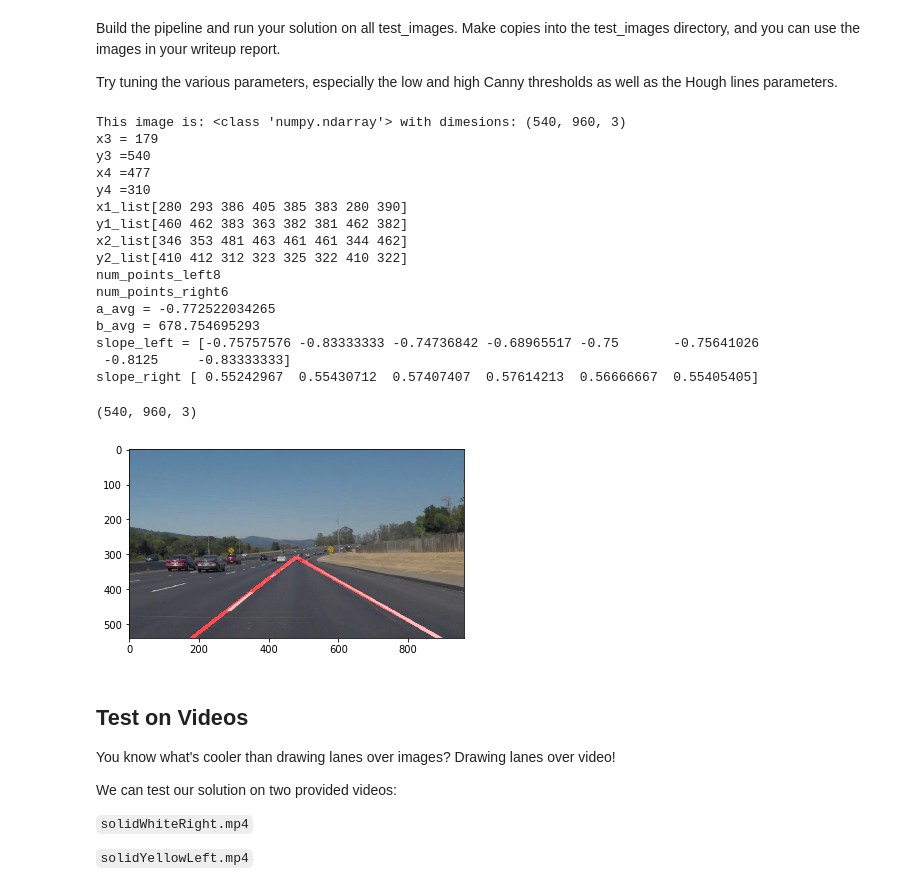
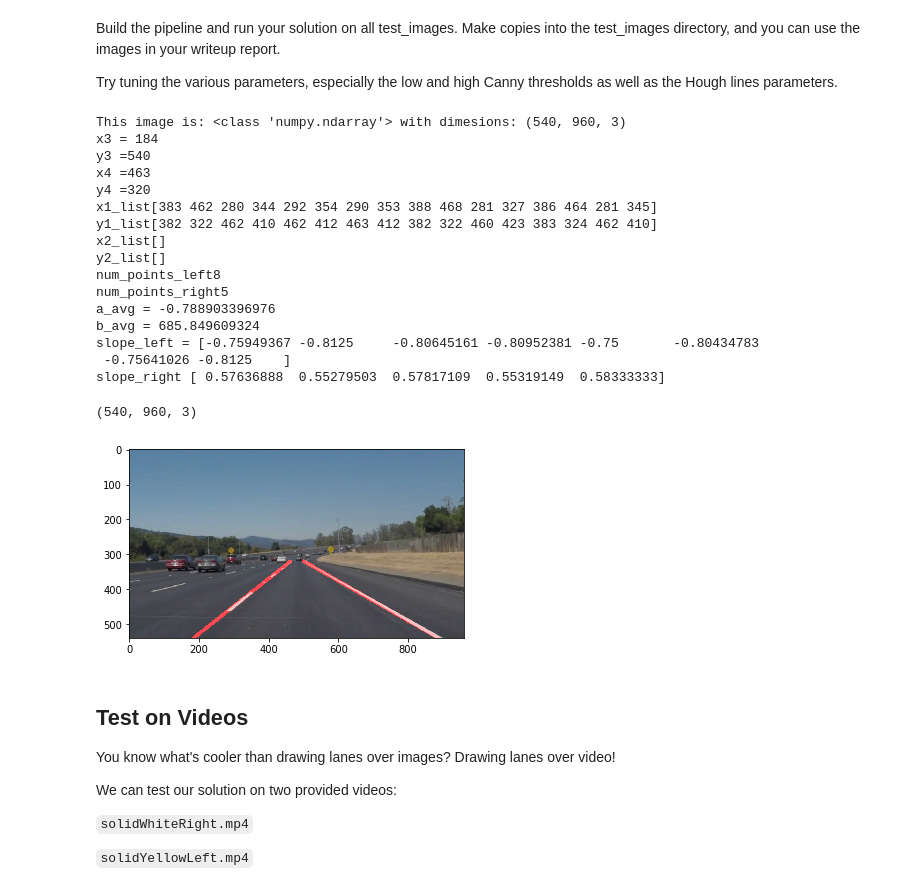
Before and after one commit to quangnamee91/Finding-lane-lines-on-the-road, a Jupyter notebook: P1.ipynb, the cells around one changed output. Saved outputs shown, nothing was run; the diff lists cells and outputs as text; code cells hidden in the pictures.

```diff
--- a/P1.ipynb
+++ b/P1.ipynb
@@ -350,49 +321,49 @@ plt.imshow(blur_gray, cmap='gray')
 low_threshold = 30
 high_threshold = 150
 edges = canny(blur_gray,low_threshold,high_threshold)
 plt.imshow(edges,cmap='Greys_r')
 # This time we are defining a four sided polygon to mask
 #xsize = imshape[1]
 #ysize = imshape[0]
 imshape = image.shape
-top_mask_bound = 310
+top_mask_bound = 320
 bottom_mask_bound = 540
-vertices = np.array([[(0,imshape[0]),(480, top_mask_bound), (480,top_mask_bound), (imshape[1],imshape[0])]], dtype=np.int32)
+vertices = np.array([[(0,imshape[0]),(450, top_mask_bound), (490,top_mask_bound), (imshape[1],imshape[0])]], dtype=np.int32)
 masked_edges = region_of_interest(edges,vertices)
 # Define the Hough transform parameters
 # Make a blank the same size as our image to draw on
 rho = 1 # distance resolution in pixels of the Hough grid
 theta = np.pi/180 # angular resolution in radians of the Hough grid
 threshold = 15 # minimum number of votes (intersections in Hough grid cell)
 min_line_length = 40 #minimum number of pixels making up a line
 max_line_gap = 20   # maximum gap in pixels between connectable line segments
 #Run hoghline detection on edges image
 line_image = hough_lines(masked_edges, rho, theta, threshold, min_line_length, max_line_gap)
 
 
 #Draw the line on the colour image
 line_colored_image = weighted_img(line_image,image)
 plt.imshow(line_colored_image)
 image.shape
 # %% [output]
 This image is: <class 'numpy.ndarray'> with dimesions: (540, 960, 3)
-x3 = 179
+x3 = 184
 y3 =540
-x4 =477
-y4 =310
-x1_list[280 293 386 405 385 383 280 390]
-y1_list[460 462 383 363 382 381 462 382]
-x2_list[346 353 481 463 461 461 344 462]
-y2_list[410 412 312 323 325 322 410 322]
+x4 =463
+y4 =320
+x1_list[383 462 280 344 292 354 290 353 388 468 281 327 386 464 281 345]
+y1_list[382 322 462 410 462 412 463 412 382 322 460 423 383 324 462 410]
+x2_list[]
+y2_list[]
 num_points_left8
-num_points_right6
-a_avg = -0.772522034265
-b_avg = 678.754695293
-slope_left = [-0.75757576 -0.83333333 -0.74736842 -0.68965517 -0.75       -0.75641026
- -0.8125     -0.83333333]
-slope_right [ 0.55242967  0.55430712  0.57407407  0.57614213  0.56666667  0.55405405]
+num_points_right5
+a_avg = -0.788903396976
+b_avg = 685.849609324
+slope_left = [-0.75949367 -0.8125     -0.80645161 -0.80952381 -0.75       -0.80434783
+ -0.75641026 -0.8125    ]
+slope_right [ 0.57636888  0.55279503  0.57817109  0.55319149  0.58333333]
 (540, 960, 3)
-[figure, old version]
+[figure, new version]
 # %% [markdown]
 ## Test on Videos
 
```
Also changed, not shown: parts of 5 cells of this notebook, 9 other files.
